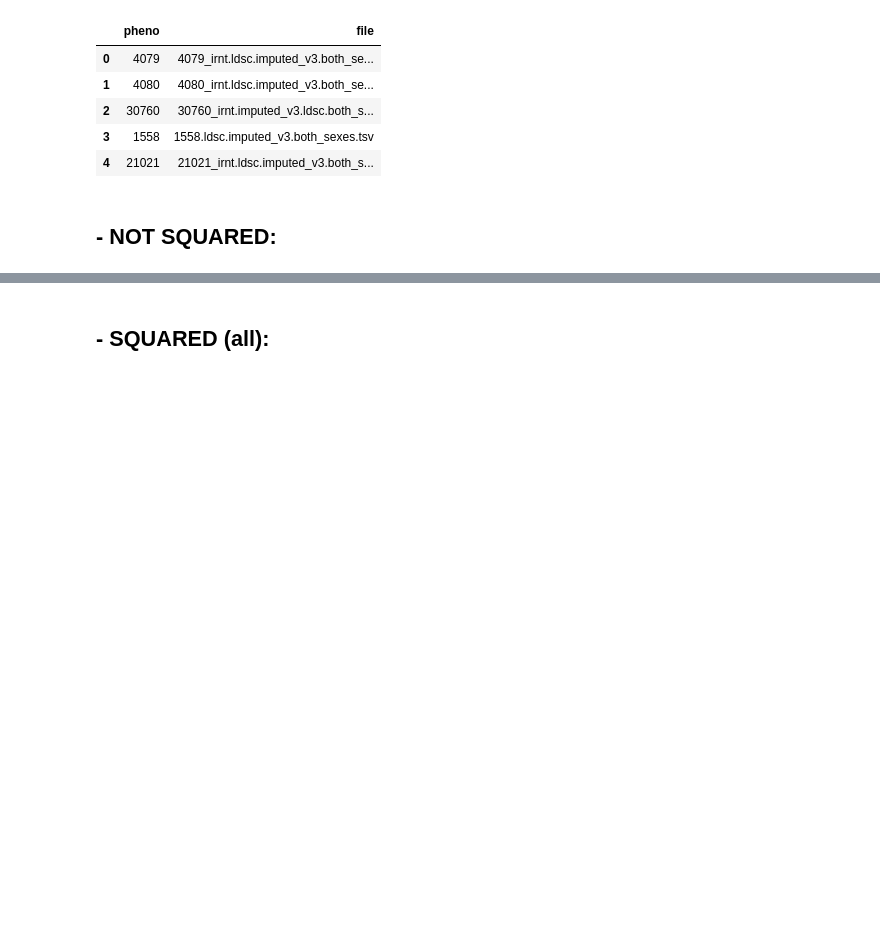
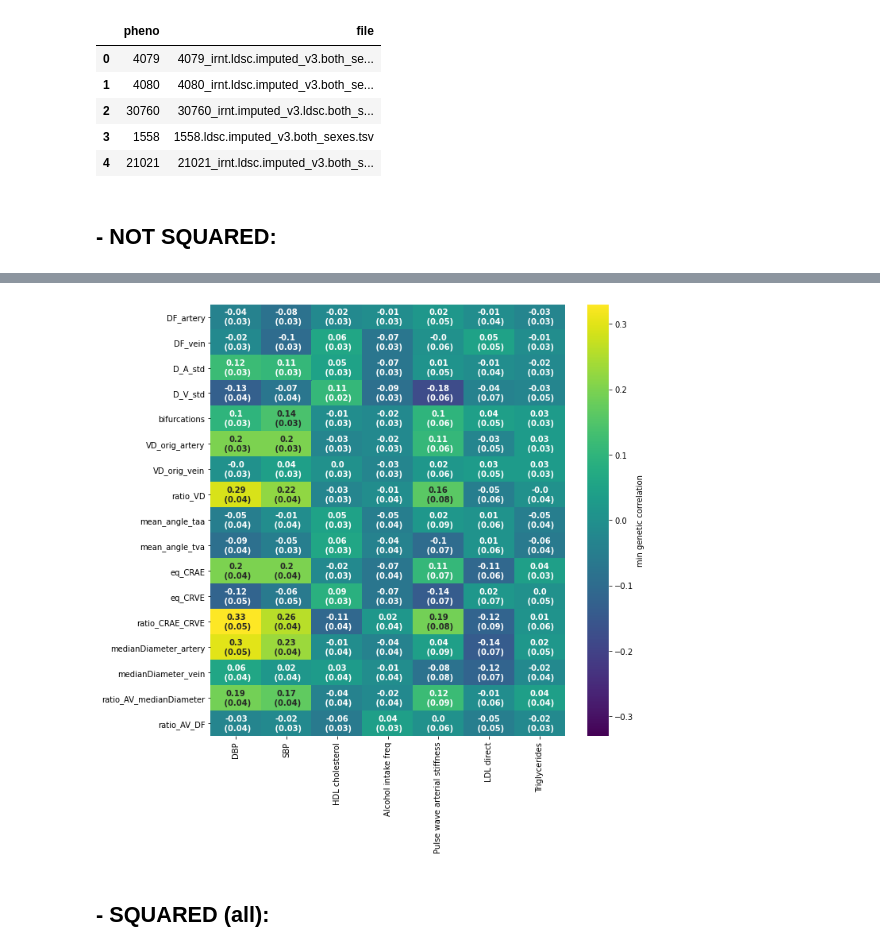
Before and after one commit to BergmannLab/retina-phenotypes, a Jupyter notebook: complementary/GWAS_postprocessing/ldsr_correlation/gcorr_diseases_ldsr.ipynb, the cells around one changed output, grey strips where cells are left out. Drawn from its saved outputs; the diff is of its cells as text; code cells hidden in the pictures; blank space fills up the shorter version.

Commit message:
Update gcorr diseases

```diff
--- a/complementary/GWAS_postprocessing/ldsr_correlation/gcorr_diseases_ldsr.ipynb
+++ b/complementary/GWAS_postprocessing/ldsr_correlation/gcorr_diseases_ldsr.ipynb
@@ -302,3 +306,25 @@ fig.tight_layout()
+# %%
+##min gcorr
+df_corr_minus_std=abs(df_corr_simpl) - (df_std_simpl)
+
+
+df = df_corr_simpl.astype(str) + '\n (' + df_std_simpl.astype(str)+ ')'
+
+df_corr_simpl_aux = df_corr_simpl.astype(float)
+
+plt.rcParams['font.size'] = '10'
+figsize_val_2=(10, 10)
+fig, ax = plt.subplots(figsize=figsize_val_2)
+fig1 = sns.heatmap(df_corr_simpl_aux,
+            annot=df.values, #(log10p>Bonf_thresh).replace({True:'*', False:''}),
+            cbar=True, #If not False
+            fmt="", annot_kws={'weight': 'bold'},
+            vmin=-abs(df_corr_simpl_aux).max().max(),
+            vmax=abs(df_corr_simpl_aux).max().max(),
+            cmap='viridis',alpha=1.0, cbar_kws={'label': 'min genetic correlation'},
+            ax=ax)
+# %% [output]
+[figure, added]
 # %% [markdown]
 ## - SQUARED (all):
 # %% [markdown]
```
Also changed, not shown: parts of 5 cells of this notebook, 2 other files.
